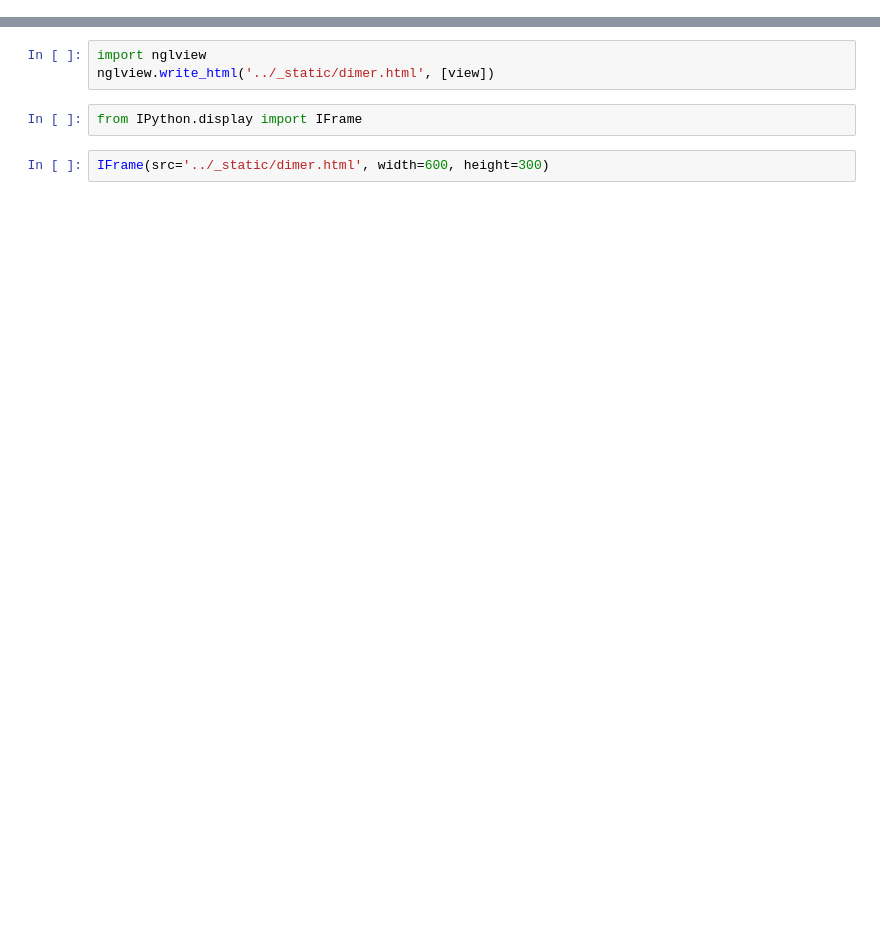
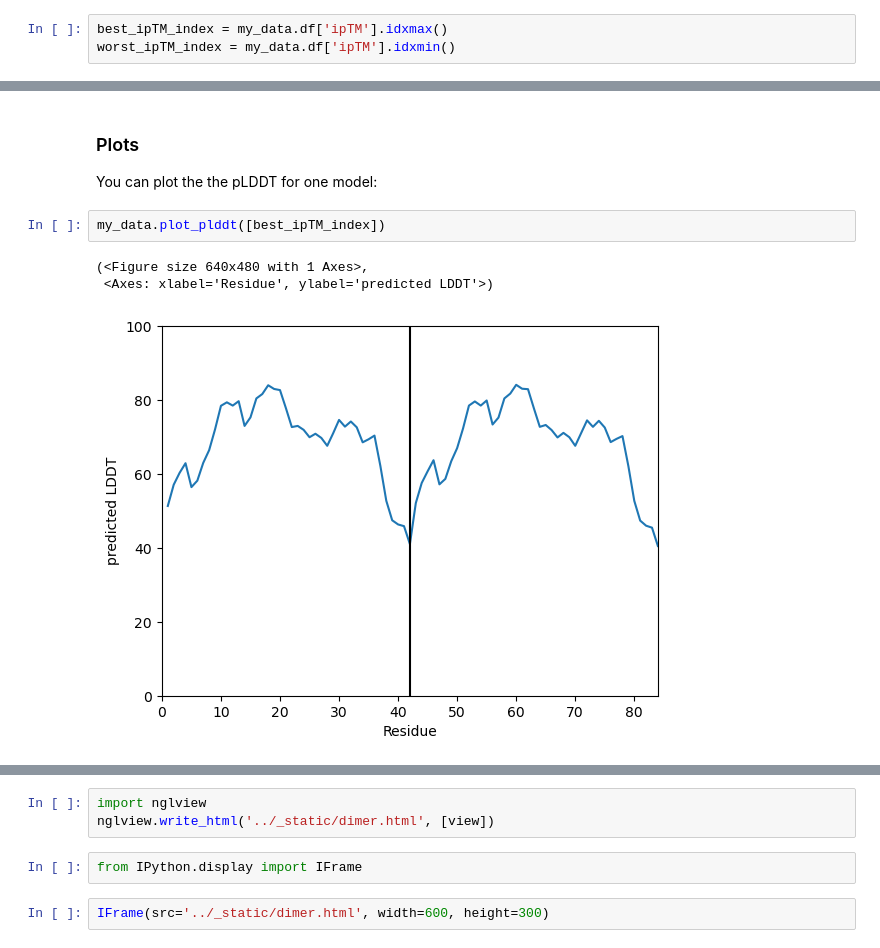
Before and after one commit to samuelmurail/af2_analysis, a Jupyter notebook: docs/source/notebooks/basic_example.ipynb, the cells around one changed output, grey strips where cells are left out. Cells and saved outputs as stored; diff of their text form; blank space fills up the shorter version.

```diff
--- a/docs/source/notebooks/basic_example.ipynb
+++ b/docs/source/notebooks/basic_example.ipynb
@@ -30,0 +47,3 @@ my_data.df.head()
+# %%
+best_ipTM_index = my_data.df['ipTM'].idxmax()
+worst_ipTM_index = my_data.df['ipTM'].idxmin()
@@ -30,0 +68,10 @@ my_data.df.head()
+# %% [markdown]
+### Plots
+
+You can plot the the pLDDT for one model:
+# %%
+my_data.plot_plddt([best_ipTM_index])
+# %% [output]
+(<Figure size 640x480 with 1 Axes>,
+ <Axes: xlabel='Residue', ylabel='predicted LDDT'>)
+[figure, added]
```
Also changed, not shown: parts of 36 cells of this notebook, 10 other files.
